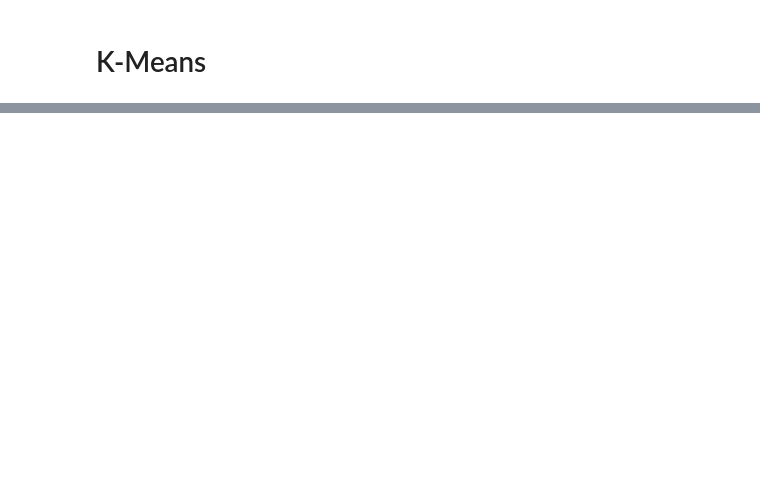
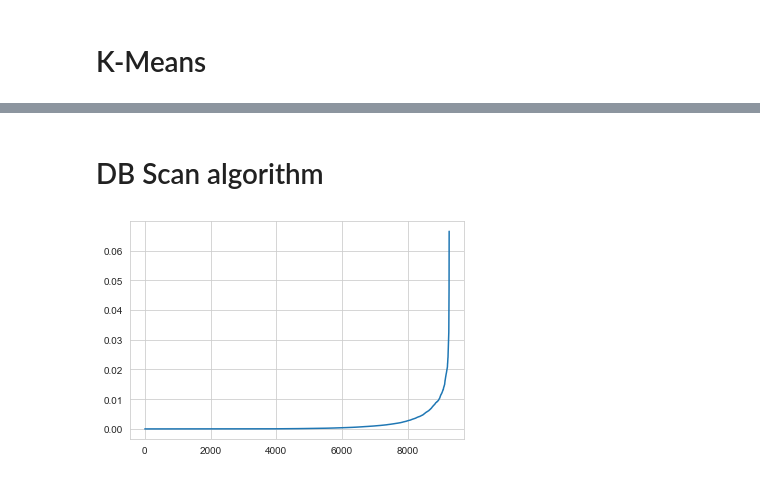
Before and after one commit to AT181903/YelpDatasetAnalysis, a Jupyter notebook: tasks/business_task.ipynb, the cells around one changed output, grey strips where cells are left out. Saved outputs shown, nothing was run; the diff lists cells and outputs as text; code cells hidden in the pictures; blank space fills up the shorter version.

```diff
--- a/tasks/business_task.ipynb
+++ b/tasks/business_task.ipynb
@@ -226,0 +110,2 @@ df_business_filtered_dropped_merged_kmeans.to_csv(
+# %% [markdown]
+# DB Scan algorithm
@@ -226,0 +116,6 @@ df_business_filtered_dropped_merged_kmeans.to_csv(
+# %%
+df_business_dropped_dbscan = df_business_filtered_dropped.copy()
+# %%
+distances = get_distances_and_plot(df_business_dropped_dbscan)
+# %% [output]
+[figure, added]
```
Also changed, not shown: parts of 33 cells of this notebook, 3 other files.
